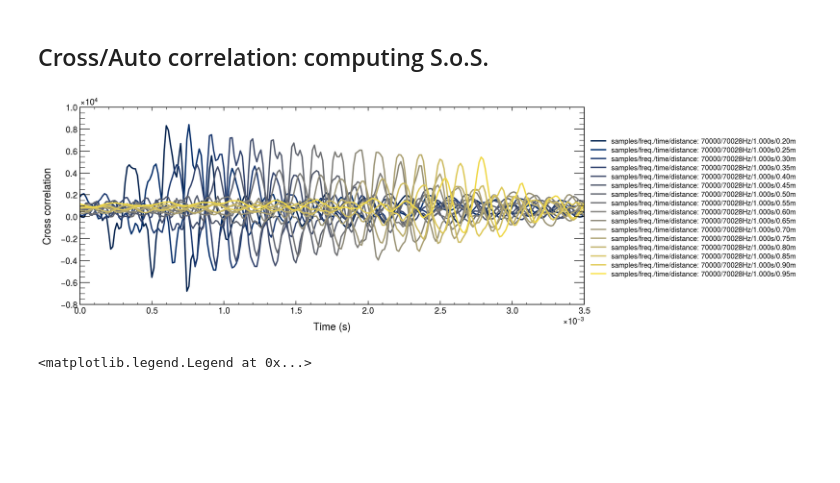
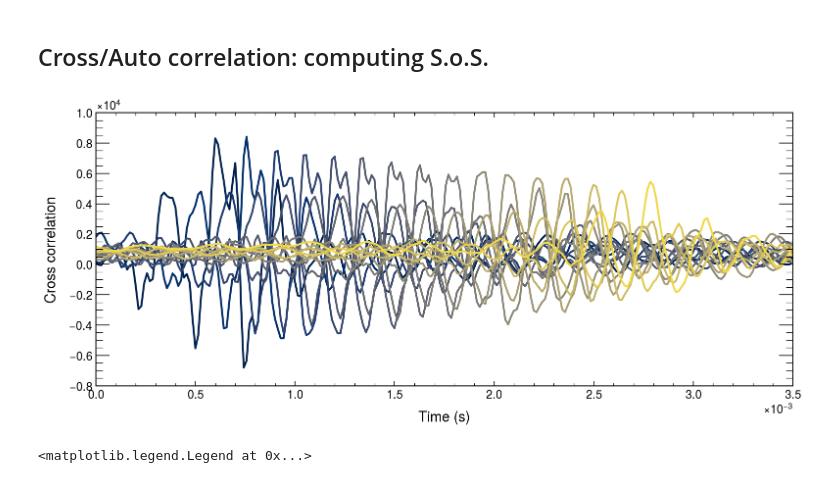
Before and after one commit to mattiasotgia/alphalab3, a Jupyter notebook: SoundSpeed/soundspeed_2023_04_04_notes.ipynb, the cells around one changed output. Saved outputs shown, nothing was run; the diff lists cells and outputs as text; code cells hidden in the pictures; blank space fills up the shorter version.

```diff
--- a/SoundSpeed/soundspeed_2023_04_04_notes.ipynb
+++ b/SoundSpeed/soundspeed_2023_04_04_notes.ipynb
@@ -113,27 +113,27 @@ While computing the mean over the 0th-axis, the second receiver got moved from i
 # %%
 
 ## Cross-Correlation and auto correlation:
 
 from scipy import signal
 
 plt.figure(figsize=(12.5, 4.8))
 colors = plt.cm.cividis
 
 delays = np.zeros_like(files, dtype=float)
 distances = np.zeros_like(files, dtype=float)
 
 for idx, d in enumerate([Data(file) for file in files]):
     cc_r12 = signal.correlate(d.receiver_2, d.receiver_1)
     lag = signal.correlation_lags(d.samples, d.samples) * 1/d.freq_sampling
     delays[idx] = float(lag[np.argmax(cc_r12)])
     distances[idx] = float(d.distance)
     plt.plot(lag, cc_r12, label=f'{d.name}', color=colors(idx/len(files)))
     plt.xlim(0, 0.0035)
     plt.xlabel('Time (s)')
     plt.ylabel('Cross correlation')
-    plt.legend(loc=(1,0.1))
+    # plt.legend(loc=(1,0.1))
 # %% [output]
-[figure, old version]
+[figure, new version]
 # %%
 plt.plot(delays * 1e3, distances, label='Data')
 plt.plot(distances / 343 * 1e3, distances, label='Slope (343 m/s)')
```
Also changed, not shown: 1 other file.
